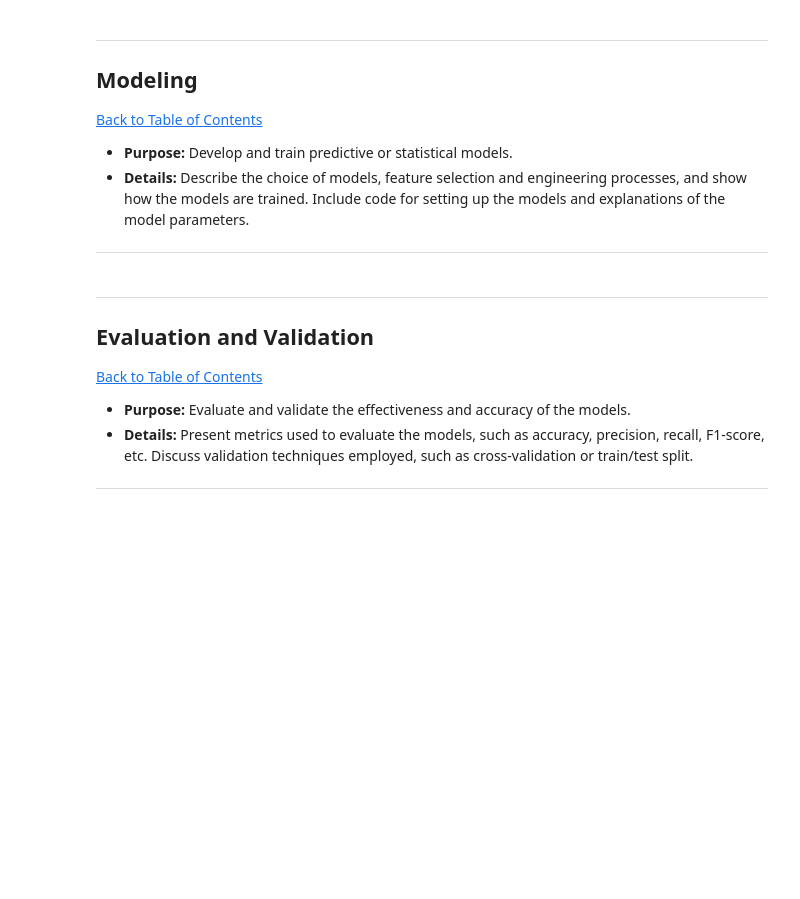
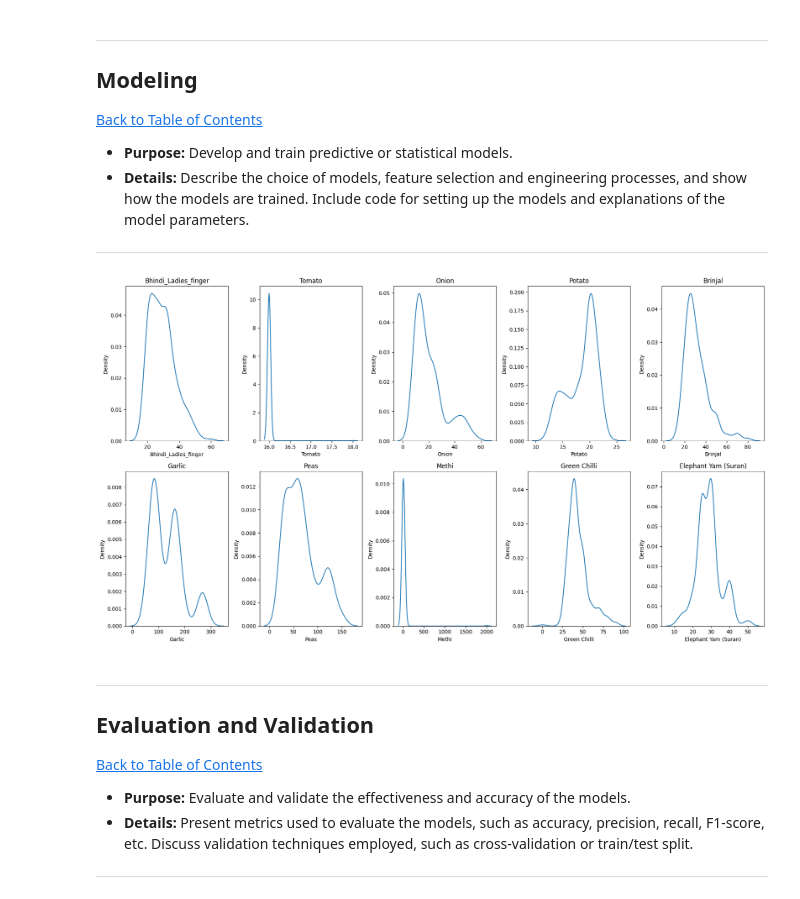
Before and after one commit to LethaboL15/lethabo-letsoalo-veg-price-analysis, a Jupyter notebook: QCTO---Workplace-Module-Notebook-Template-4571 (1).ipynb, the cells around one changed output. Drawn from its saved outputs; the diff is of its cells as text; code cells hidden in the pictures; blank space fills up the shorter version.

```diff
--- a/QCTO---Workplace-Module-Notebook-Template-4571 (1).ipynb
+++ b/QCTO---Workplace-Module-Notebook-Template-4571 (1).ipynb
@@ -255,6 +291,22 @@ prices_df
 * **Purpose:** Develop and train predictive or statistical models.
 * **Details:** Describe the choice of models, feature selection and engineering processes, and show how the models are trained. Include code for setting up the models and explanations of the model parameters.
 ---
+# %%
+# exploring the data using the KDE plots/subplots
+
+index = 0
+fig, axes = plt.subplots(nrows=2, ncols=5, figsize=(18, 10))
+
+for i in range(2):
+    for j in range(5):
+        sns.kdeplot(prices_df[cols[index]], ax=axes[i][j])
+        axes[i][j].set_title(cols[index])
+        index += 1
+
+plt.tight_layout()
+plt.show()
+# %% [output]
+[figure, added]
 # %% [markdown]
 ---
 <a href=#seven></a>
```
Also changed, not shown: parts of 5 cells of this notebook.
